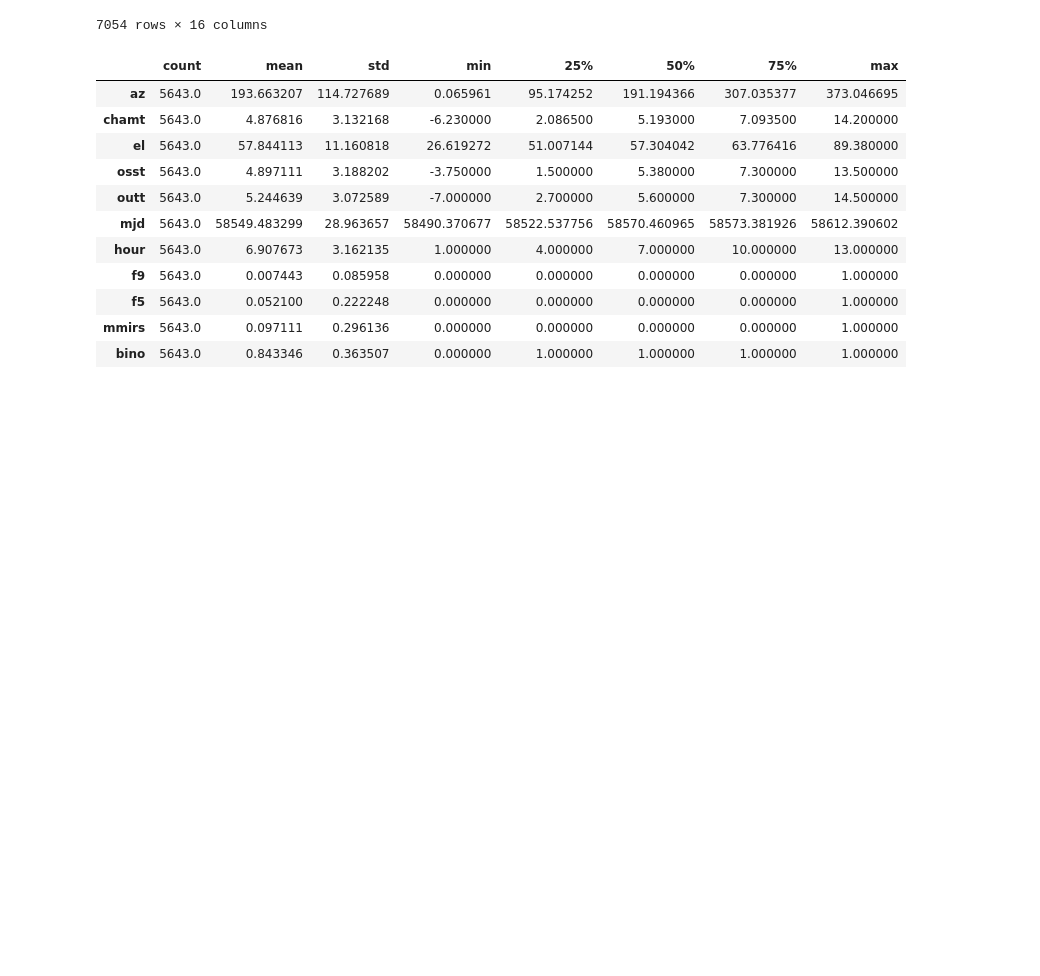
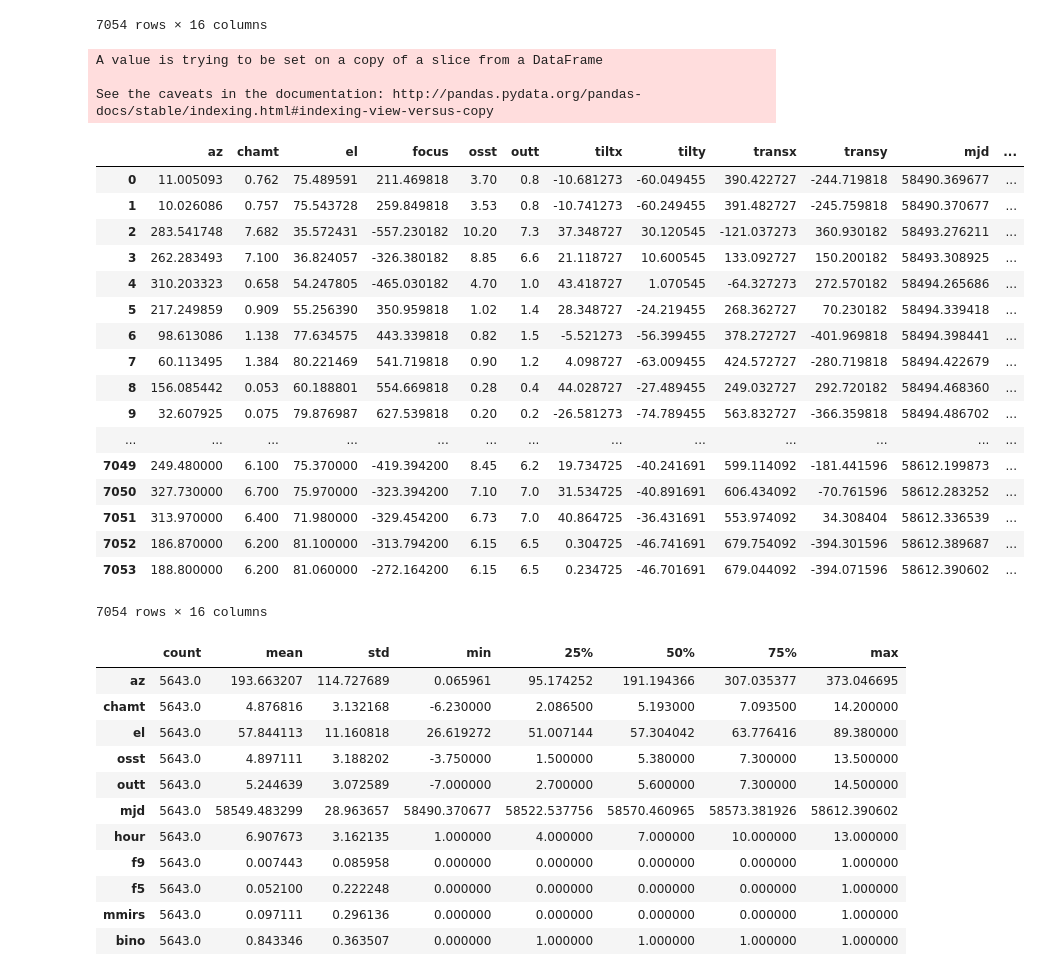
Before and after one commit to tepickering/HALcoll, a Jupyter notebook: notebooks/TF testing.ipynb, the cells around one changed output. Cells and saved outputs as stored; diff of their text form; code cells hidden in the pictures; blank space fills up the shorter version.

```diff
--- a/notebooks/TF testing.ipynb
+++ b/notebooks/TF testing.ipynb
@@ -115,4 +111,42 @@ trimmed
 | 7052 | 186.870000 | 6.200 | 81.100000 | 14477.30 | 6.15 | 6.5 | 227.64 | 96.78 | 443.48 | 2006.87 | 58612.389687 | ... |
 | 7053 | 188.800000 | 6.200 | 81.060000 | 14518.93 | 6.15 | 6.5 | 227.57 | 96.82 | 442.77 | 2007.10 | 58612.390602 | ... |
 7054 rows × 16 columns
+# %%
+# the large range in offsets is messing up the training. so normalize the hexapod coords to their means
+means = {}
+for w in ['f5', 'f9', 'mmirs', 'bino']:
+    means[w] = {}
+for l in labels:
+    # f/5 and bino are optically the same and have very similar mean hexapod coords
+    means['f5'][l] = trimmed[(trimmed['f5'] == 1) | (trimmed['bino'] == 1)][l].mean()
+    means['bino'][l] = means['f5'][l]
+    means['mmirs'][l] = trimmed[trimmed['mmirs'] == 1][l].mean()
+    means['f9'][l] = trimmed[trimmed['f9'] == 1][l].mean()
+
+for k in means:
+    for l in labels:
+        trimmed[l][trimmed[k] == 1] -= means[k][l]
+trimmed
+# %% [output]
+A value is trying to be set on a copy of a slice from a DataFrame
+
+See the caveats in the documentation: http://pandas.pydata.org/pandas-docs/stable/indexing.html#indexing-view-versus-copy
+|  | az | chamt | el | focus | osst | outt | tiltx | tilty | transx | transy | mjd | ... |
+| 0 | 11.005093 | 0.762 | 75.489591 | 211.469818 | 3.70 | 0.8 | -10.681273 | -60.049455 | 390.422727 | -244.719818 | 58490.369677 | ... |
+| 1 | 10.026086 | 0.757 | 75.543728 | 259.849818 | 3.53 | 0.8 | -10.741273 | -60.249455 | 391.482727 | -245.759818 | 58490.370677 | ... |
+| 2 | 283.541748 | 7.682 | 35.572431 | -557.230182 | 10.20 | 7.3 | 37.348727 | 30.120545 | -121.037273 | 360.930182 | 58493.276211 | ... |
+| 3 | 262.283493 | 7.100 | 36.824057 | -326.380182 | 8.85 | 6.6 | 21.118727 | 10.600545 | 133.092727 | 150.200182 | 58493.308925 | ... |
+| 4 | 310.203323 | 0.658 | 54.247805 | -465.030182 | 4.70 | 1.0 | 43.418727 | 1.070545 | -64.327273 | 272.570182 | 58494.265686 | ... |
+| 5 | 217.249859 | 0.909 | 55.256390 | 350.959818 | 1.02 | 1.4 | 28.348727 | -24.219455 | 268.362727 | 70.230182 | 58494.339418 | ... |
+| 6 | 98.613086 | 1.138 | 77.634575 | 443.339818 | 0.82 | 1.5 | -5.521273 | -56.399455 | 378.272727 | -401.969818 | 58494.398441 | ... |
+| 7 | 60.113495 | 1.384 | 80.221469 | 541.719818 | 0.90 | 1.2 | 4.098727 | -63.009455 | 424.572727 | -280.719818 | 58494.422679 | ... |
+| 8 | 156.085442 | 0.053 | 60.188801 | 554.669818 | 0.28 | 0.4 | 44.028727 | -27.489455 | 249.032727 | 292.720182 | 58494.468360 | ... |
+| 9 | 32.607925 | 0.075 | 79.876987 | 627.539818 | 0.20 | 0.2 | -26.581273 | -74.789455 | 563.832727 | -366.359818 | 58494.486702 | ... |
+| ... | ... | ... | ... | ... | ... | ... | ... | ... | ... | ... | ... | ... |
+| 7049 | 249.480000 | 6.100 | 75.370000 | -419.394200 | 8.45 | 6.2 | 19.734725 | -40.241691 | 599.114092 | -181.441596 | 58612.199873 | ... |
+| 7050 | 327.730000 | 6.700 | 75.970000 | -323.394200 | 7.10 | 7.0 | 31.534725 | -40.891691 | 606.434092 | -70.761596 | 58612.283252 | ... |
+| 7051 | 313.970000 | 6.400 | 71.980000 | -329.454200 | 6.73 | 7.0 | 40.864725 | -36.431691 | 553.974092 | 34.308404 | 58612.336539 | ... |
+| 7052 | 186.870000 | 6.200 | 81.100000 | -313.794200 | 6.15 | 6.5 | 0.304725 | -46.741691 | 679.754092 | -394.301596 | 58612.389687 | ... |
+| 7053 | 188.800000 | 6.200 | 81.060000 | -272.164200 | 6.15 | 6.5 | 0.234725 | -46.701691 | 679.044092 | -394.071596 | 58612.390602 | ... |
+7054 rows × 16 columns
 # %%
```
Also changed, not shown: parts of 17 cells of this notebook.
